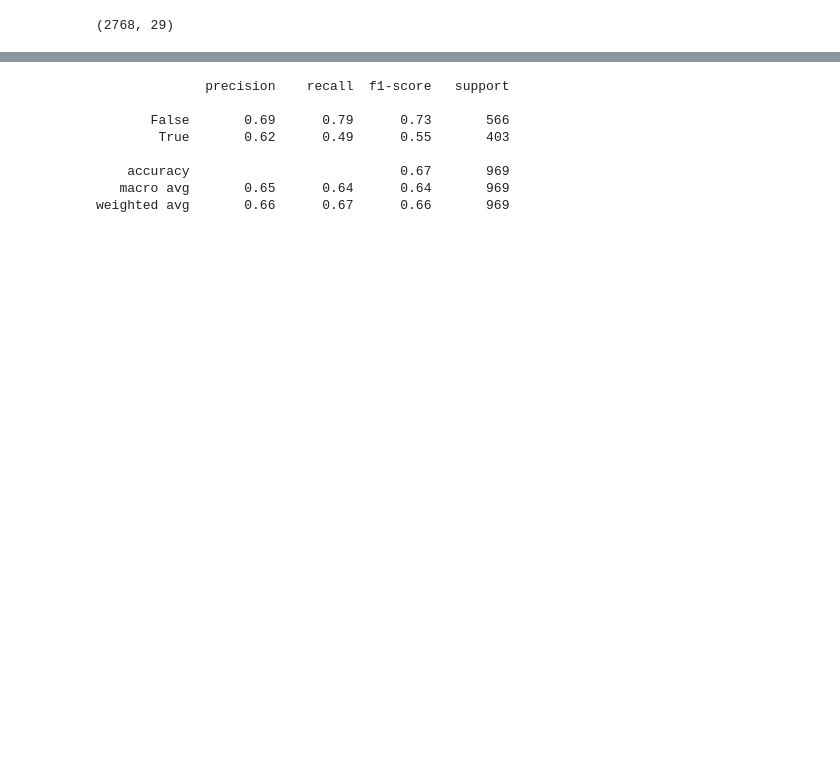
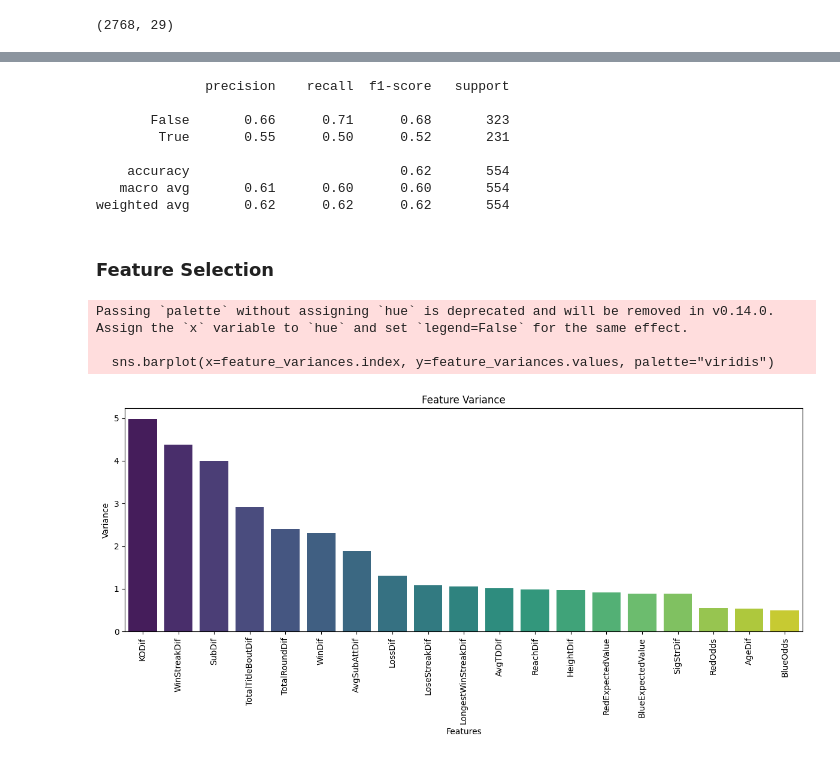
Before and after one commit to jmanlang/ufc-data-analysis, a Jupyter notebook: analysis.ipynb, the cells around one changed output, grey strips where cells are left out. Cells and saved outputs as stored; diff of their text form; code cells hidden in the pictures; blank space fills up the shorter version.

Commit message:
Start feature selection, Update dependencies

```diff
--- a/analysis.ipynb
+++ b/analysis.ipynb
@@ -531,12 +525,12 @@ scaled_features = scalar.fit_transform(features)
 # %%
 # Split Data
-X_train, X_test, y_train, y_test = train_test_split(scaled_features, target, test_size=0.35, random_state=42, stratify=target)
+X_train, X_test, y_train, y_test = train_test_split(features, target, test_size=0.2, random_state=42, stratify=target)
 # %%
-lr = LogisticRegression()
+xgb = XGBClassifier()
 
 # Train model on training data
-lr.fit(X_train, y_train)
+xgb.fit(X_train, y_train)
 
 # Make predictions on test data
-target_pred = lr.predict(X_test)
+target_pred = xgb.predict(X_test)
 # %%
@@ -569,9 +563,41 @@ print(classification_report(y_test, target_pred))
 # %% [output]
               precision    recall  f1-score   support
 
-       False       0.69      0.79      0.73       566
-        True       0.62      0.49      0.55       403
+       False       0.66      0.71      0.68       323
+        True       0.55      0.50      0.52       231
 
-    accuracy                           0.67       969
-   macro avg       0.65      0.64      0.64       969
-weighted avg       0.66      0.67      0.66       969
+    accuracy                           0.62       554
+   macro avg       0.61      0.60      0.60       554
+weighted avg       0.62      0.62      0.62       554
+# %% [markdown]
+### Feature Selection
+# %%
+X_train_v1, X_test_v1, y_tain_v1, y_test_v1 = X_train.copy(), X_test.copy(), y_train.copy(), y_test.copy()
+
+rs = RobustScaler()
+num_features = ['RedOdds', 'BlueOdds', 'RedExpectedValue', 'BlueExpectedValue', 'LoseStreakDif',
+       'WinStreakDif', 'LongestWinStreakDif', 'WinDif', 'LossDif',
+       'TotalRoundDif', 'TotalTitleBoutDif', 'KODif', 'SubDif', 'HeightDif',
+       'ReachDif', 'AgeDif', 'SigStrDif', 'AvgSubAttDif', 'AvgTDDif']
+scaled_X_train_v1 = rs.fit_transform(X_train_v1[num_features])
+scaled_X_train_v1_df = pd.DataFrame(scaled_X_train_v1, columns=num_features)
+'''X_train_v1 = X_train_v1.drop(columns=['BlueStance_Orthodox', 'RedStance_Orthodox', 'BlueStance_Southpaw', 'RedStance_Southpaw',
+                                      'BlueStance_Switch', 'RedStance_Switch', 'Gender_FEMALE', 'Gender_MALE',
+                                      'TitleBout'])
+                                      '''
+
+feature_variances = scaled_X_train_v1_df.var().sort_values(ascending=False)
+
+plt.figure(figsize=(12, 6))
+sns.barplot(x=feature_variances.index, y=feature_variances.values, palette="viridis")
+plt.xticks(rotation=90)
+plt.xlabel("Features")
+plt.ylabel("Variance")
+plt.title("Feature Variance")
+plt.tight_layout()
+plt.show()
+# %% [output]
+Passing `palette` without assigning `hue` is deprecated and will be removed in v0.14.0. Assign the `x` variable to `hue` and set `legend=False` for the same effect.
+
+  sns.barplot(x=feature_variances.index, y=feature_variances.values, palette="viridis")
+[figure, added]
```
Also changed, not shown: parts of 8 cells of this notebook, 1 other file.
